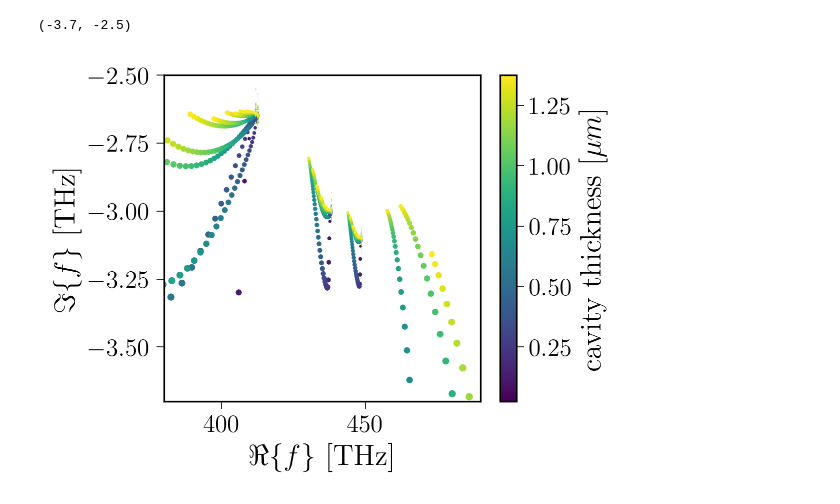
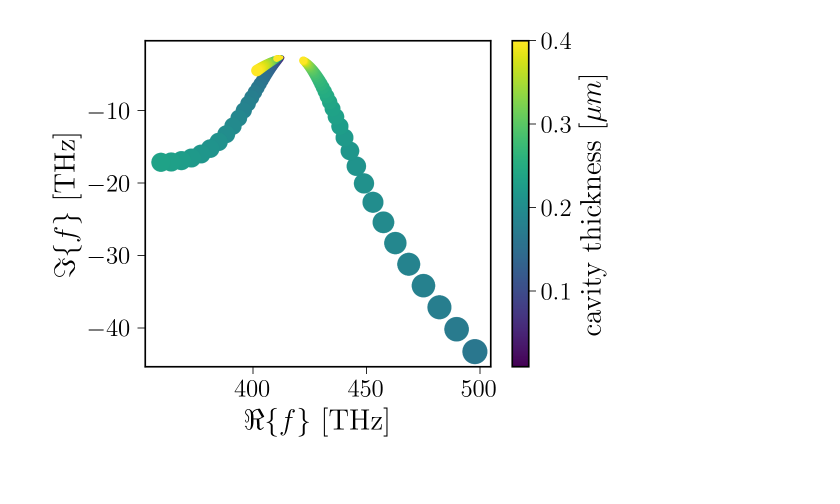
Before and after one commit to jan-david-fischbach/agsurmof, a Jupyter notebook: notebooks/adaptive_surmof_smat.ipynb, the cells around one changed output. Drawn from its saved outputs; the diff is of its cells as text; code cells hidden in the pictures.

```diff
--- a/notebooks/adaptive_surmof_smat.ipynb
+++ b/notebooks/adaptive_surmof_smat.ipynb
@@ -70,14 +17,18 @@ array([ 7.95870139, 10.262536  , -0.07749262, -0.05235988])
+# %%
+all_poles = []
+all_residues = []
+ts = 0.005*(np.arange(1, 80)+1) #0.005*(np.arange(1, 80)+1) #0.025*(np.arange(55)+1)
 # %%
-ts = 0.025*(np.arange(55)+1)
 npoles = 1
-for thickness in tqdm(ts[30:]):
-    #f = partial(det_smat, thickness=thickness, npoles=npoles)
-    f = partial(core_shell, d_core=thickness, npoles=npoles, l=1)
-    poles, residues, evals = selective_refinement_aaa(f, domain=[7.5-2j, 10.5-0.04j],
+scale_osc_strength = 0.25
+for thickness in tqdm(ts):
+    f = partial(det_smat, thickness=thickness, npoles=npoles, scale_osc=scale_osc_strength)
+    #f = partial(core_shell, d_core=thickness, npoles=npoles, l=1)
+    poles, residues, evals = selective_refinement_aaa(f, domain=[7.5-20j, 10.5-0.04j],
                     N=400, use_adaptive=False, tol_pol=1e-6, Dmax=11) #[5.008-1.005j, 20+0.05j]
     all_poles.append(poles)
     all_residues.append(residues)
 
-    with open("core_shell_1pole_dipole_deep_complex_plane.pkl", "wb") as file:
+    with open(f"fine_{npoles}pole_{scale_osc_strength}osc.pkl", "wb") as file:
         pickle.dump({"poles":all_poles, "residues": all_residues, "thickness":ts[:len(all_poles)]}, file)
 # %% [output]
@@ -85,24 +227,23 @@ KeyboardInterrupt:
 # %%
 cmap = mpl.cm.viridis
 norm = mpl.colors.Normalize(vmin=min(ts), vmax=max(ts))
 colors = cmap(norm(ts))
 for color, poles, residues in zip(colors, all_poles, all_residues):
     filtered_poles = poles[poles.imag<-0.01]
     plt.scatter(filtered_poles.real*toTHz, filtered_poles.imag*toTHz, color=color, s=np.sqrt(np.abs(residues))*100)
 
 plt.colorbar(mpl.cm.ScalarMappable(cmap=cmap, norm=norm), ax=plt.gca(), label="cavity thickness [$\mu m$]")
 
 plt.xlabel("$\Re\{f\}$ [THz]")
 plt.ylabel("$\Im\{f\}$ [THz]")
 plt.savefig("pole_movement.png", dpi=600)
-plt.xlim(380, 490)
-plt.ylim(-3.7, -2.5)
+# plt.xlim(380, 490)
+# plt.ylim(-3.7, -2.5)
 
 # plt.xlim(445, 449)
 # plt.ylim(-3.4, -3)
 
 # plt.xlim(435, 439)
-# plt.ylim(-3.2, -2.95)
+# plt.ylim(-3.2, -2.95)<<<
 # %% [output]
-(-3.7, -2.5)
-[figure, old version]
+[figure, new version]
```
Also changed, not shown: parts of 8 cells of this notebook, 33 other files.
